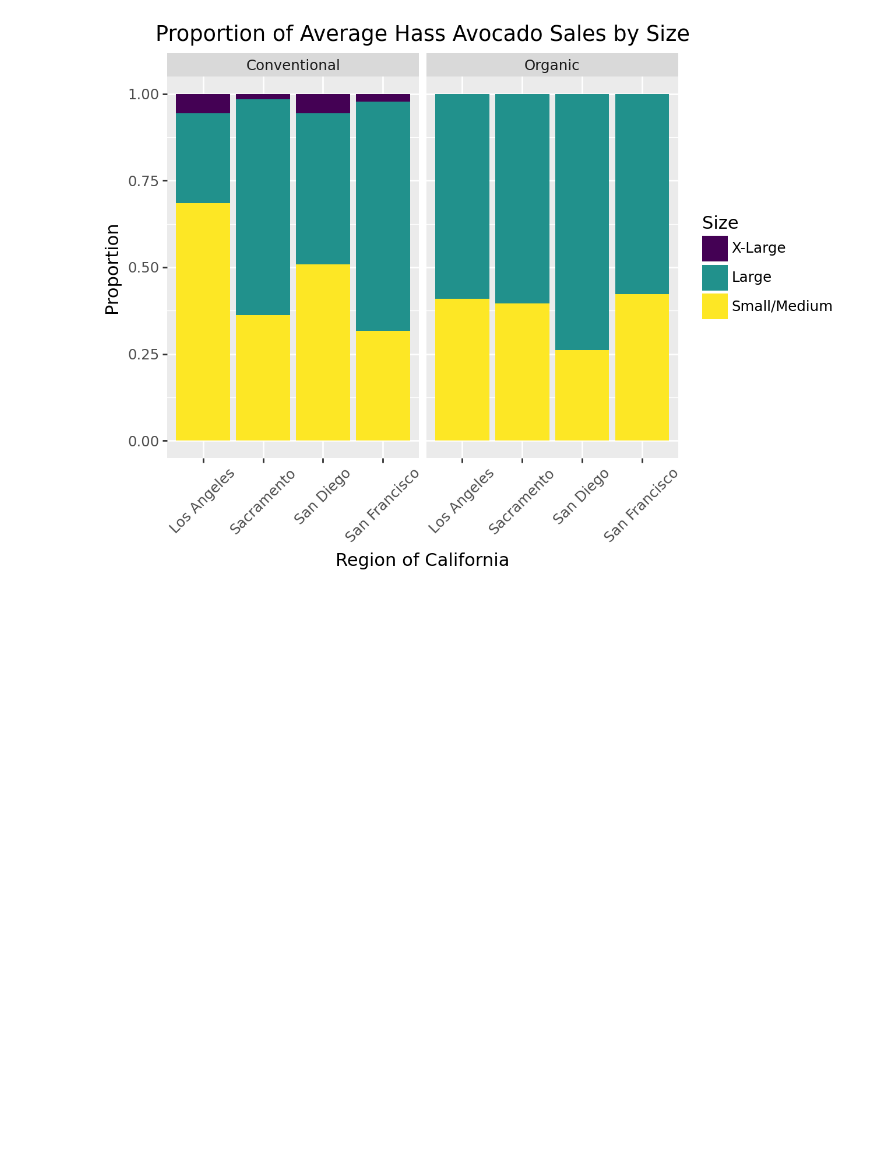
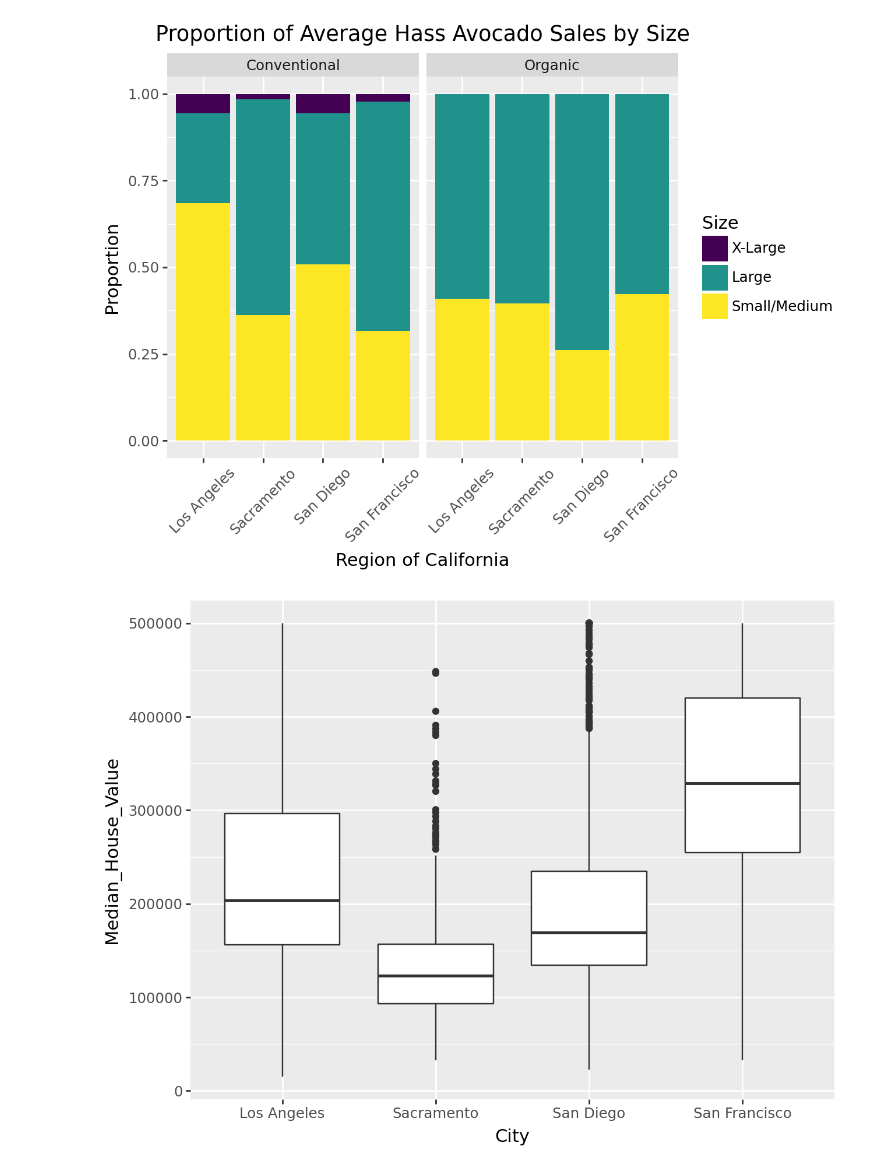
Before and after one commit to davisbove/GSB_544, a Jupyter notebook: Lab_2/Lab_2.ipynb, the cells around one changed output. Saved outputs shown, nothing was run; the diff lists cells and outputs as text; code cells hidden in the pictures; blank space fills up the shorter version.

```diff
--- a/Lab_2/Lab_2.ipynb
+++ b/Lab_2/Lab_2.ipynb
@@ -259,3 +259,10 @@ long_cali["Type"]= long_cali["organic"].map({
 #ChatGPT helped to write the element_text code that angled the X axis labels
 # %% [output]
 [figure]
+# %%
+Housing = pd.read_csv("California_Housing_CitiesAdded.csv")
+Housing_cities= (Housing[Housing["City"].isin(Cali)])
+Housing_cities = Housing_cities[["Median_House_Value", "Median_Income", "Median_Age", "City"]]
+(ggplot(Housing_cities, aes(x = "City", y= "Median_House_Value"))+ geom_boxplot())
+# %% [output]
+[figure, added]
```
Also changed, not shown: parts of 3 cells of this notebook, 1 other file.
